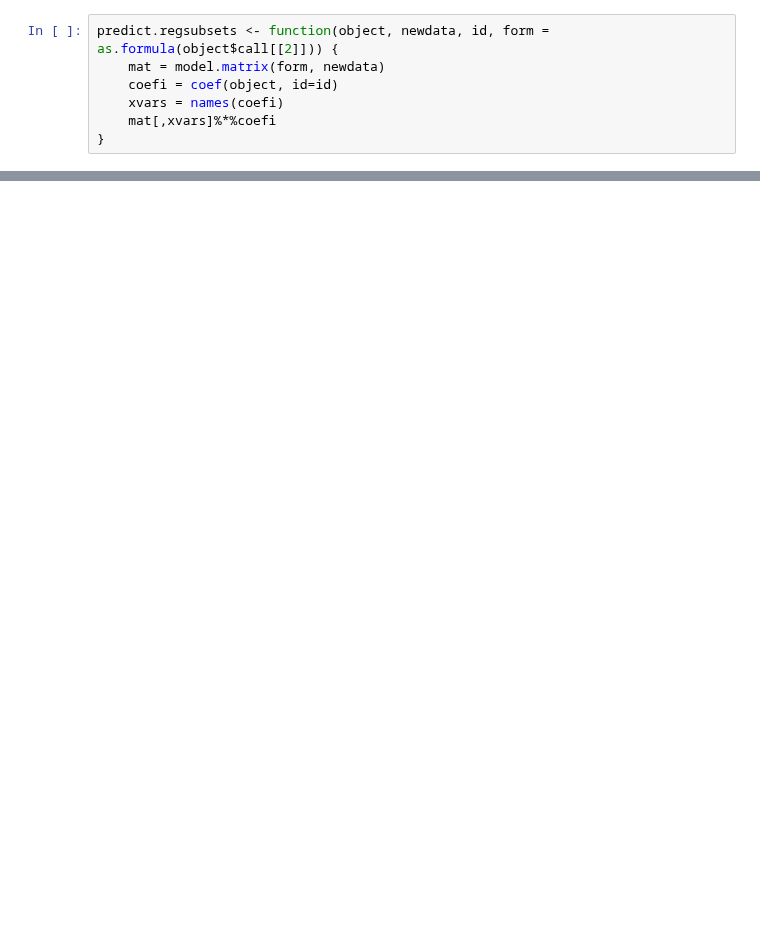
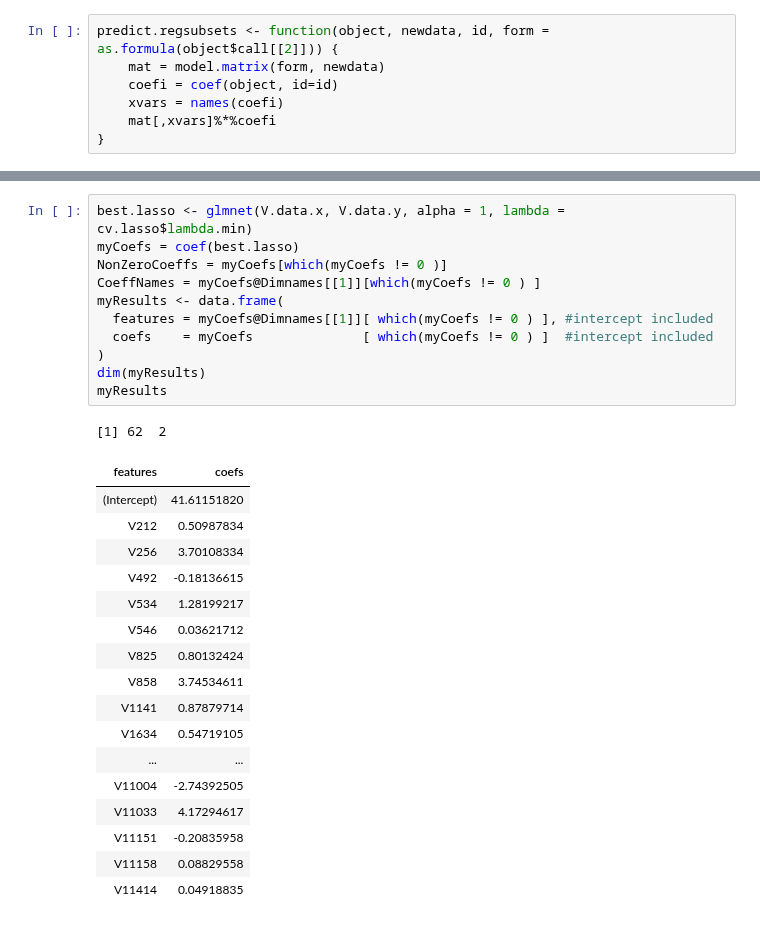
Before and after one commit to BenoitDelec/BIO-322--Predicting-odour-pleasantness-using-ML, a Jupyter notebook: src/Forward_CV.ipynb, the cells around one changed output, grey strips where cells are left out. Saved outputs shown, nothing was run; the diff lists cells and outputs as text; blank space fills up the shorter version.

```diff
--- a/src/Forward_CV.ipynb
+++ b/src/Forward_CV.ipynb
@@ -57,0 +65,30 @@ rowMeans(cv.errors)
+# %%
+best.lasso <- glmnet(V.data.x, V.data.y, alpha = 1, lambda = cv.lasso$lambda.min)
+myCoefs = coef(best.lasso)
+NonZeroCoeffs = myCoefs[which(myCoefs != 0 )]
+CoeffNames = myCoefs@Dimnames[[1]][which(myCoefs != 0 ) ]
+myResults <- data.frame(
+  features = myCoefs@Dimnames[[1]][ which(myCoefs != 0 ) ], #intercept included
+  coefs    = myCoefs              [ which(myCoefs != 0 ) ]  #intercept included
+)
+dim(myResults)
+myResults
+# %% [output]
+[1] 62  2
+| features | coefs |
+| (Intercept) | 41.61151820 |
+| V212 | 0.50987834 |
+| V256 | 3.70108334 |
+| V492 | -0.18136615 |
+| V534 | 1.28199217 |
+| V546 | 0.03621712 |
+| V825 | 0.80132424 |
+| V858 | 3.74534611 |
+| V1141 | 0.87879714 |
+| V1634 | 0.54719105 |
+| ... | ... |
+| V11004 | -2.74392505 |
+| V11033 | 4.17294617 |
+| V11151 | -0.20835958 |
+| V11158 | 0.08829558 |
+| V11414 | 0.04918835 |
```
Also changed, not shown: parts of 5 cells of this notebook, 1 other file.
